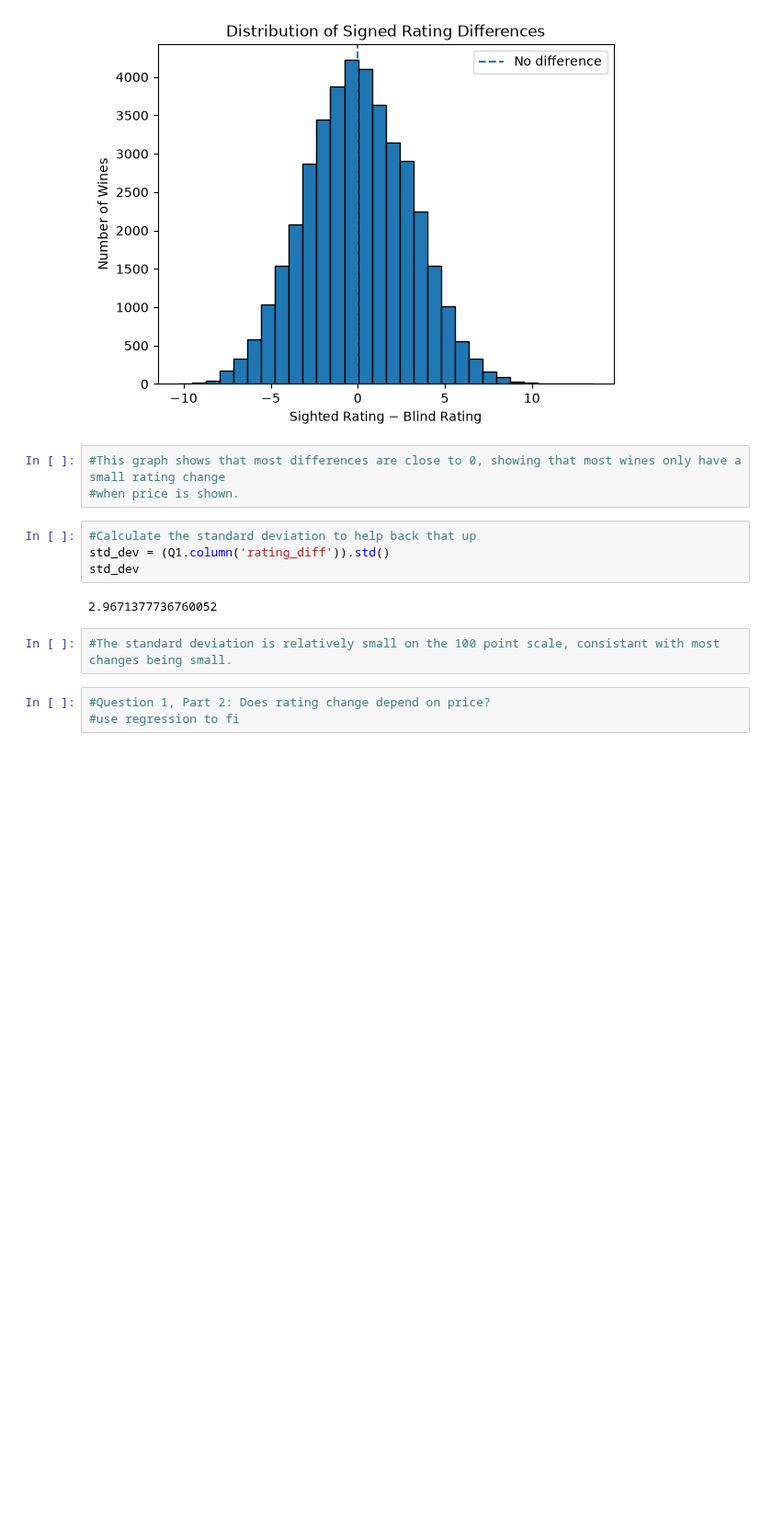
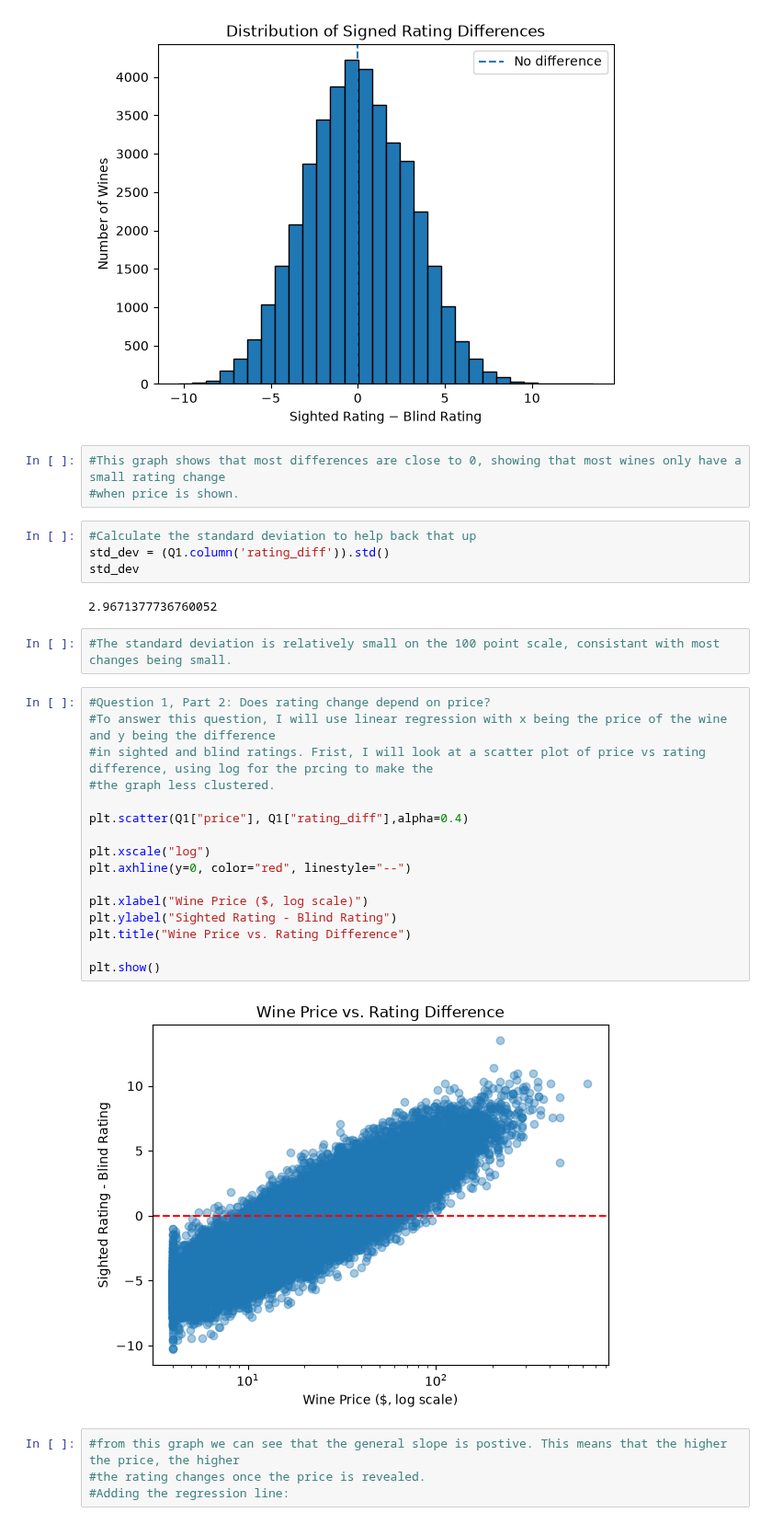
Before and after one commit to jrwhe01/wine_tastevsquailty_data, a Jupyter notebook: wineanalysis.ipynb, the cells around one changed output. Shown at 92% size. Drawn from its saved outputs; the diff is of its cells as text; blank space fills up the shorter version.

```diff
--- a/wineanalysis.ipynb
+++ b/wineanalysis.ipynb
@@ -108,4 +108,23 @@ std_dev
 #The standard deviation is relatively small on the 100 point scale, consistant with most changes being small.
 # %%
 #Question 1, Part 2: Does rating change depend on price?
-#use regression to fi
+#To answer this question, I will use linear regression with x being the price of the wine and y being the difference
+#in sighted and blind ratings. Frist, I will look at a scatter plot of price vs rating difference, using log for the prcing to make the
+#the graph less clustered.
+
+plt.scatter(Q1["price"], Q1["rating_diff"],alpha=0.4)
+
+plt.xscale("log")
+plt.axhline(y=0, color="red", linestyle="--")
+
+plt.xlabel("Wine Price ($, log scale)")
+plt.ylabel("Sighted Rating - Blind Rating")
+plt.title("Wine Price vs. Rating Difference")
+
+plt.show()
+# %% [output]
+[figure, added]
+# %%
+#from this graph we can see that the general slope is postive. This means that the higher the price, the higher
+#the rating changes once the price is revealed.
+#Adding the regression line:
```
Also changed, not shown: parts of 7 cells of this notebook.
